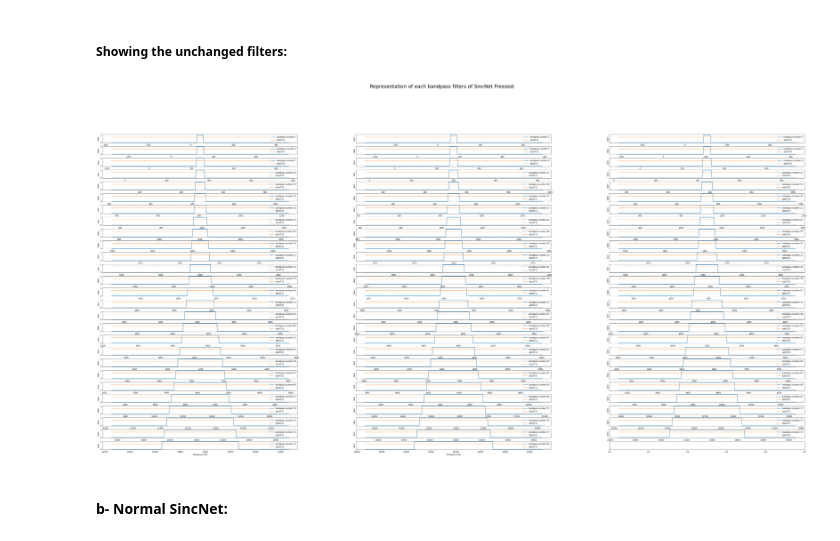
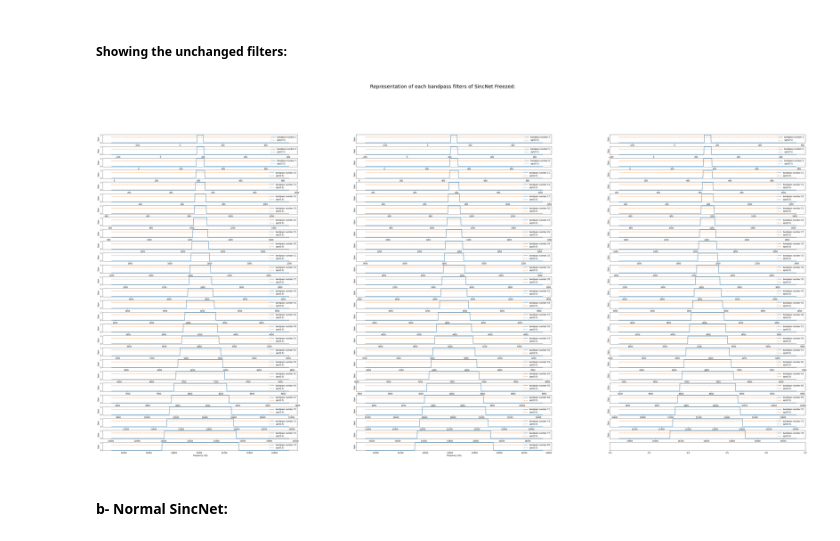
Before and after one commit to Learningchipmunk/SincNet_v2.0, a Jupyter notebook: Compare_Changes_in_SincNet_Filters.ipynb, the cells around one changed output. Cells and saved outputs as stored; diff of their text form; code cells hidden in the pictures.

```diff
--- a/Compare_Changes_in_SincNet_Filters.ipynb
+++ b/Compare_Changes_in_SincNet_Filters.ipynb
@@ -204,6 +204,18 @@ def read_conf(config_file_path):
     else:
         print("Error, you did not specify optimization parameters in your cfg. Consequently, the code won't run...")
 
+    #[Misc]
+    ## In SincNet, we must always use SincConv_fast, it is the whole point of SincNet. But, just for testing, we added the possibility to deactivate it.
+    ## This is why we do not prompt the user if he does not have a `Misc`section.
+    options.use_SincConv_fast='True'
+    if('Misc' in Config.sections()):
+        ## use_SincConv_fast:
+        if 'use_SincConv_fast' in Config['Misc']:
+            options.use_SincConv_fast=Config.get('Misc', 'use_SincConv_fast')
+        else:
+            print("You did not specify the value of `use_SincConv_fast`, but don't worry, it is set to {}.".format(options.use_SincConv_fast))
+
+
     return options
 # %% [markdown]
 ### 3- Selecting cuda device:
@@ -455,6 +565,10 @@ class_act=list(map(str, options.class_act.split(',')))
 Batch_dev=int(options.Batch_dev)
 N_eval_epoch=int(options.N_eval_epoch)
 
+#[Misc]
+use_SincConv_fast = str_to_bool(options.use_SincConv_fast)
+
+
 # Converting context and shift in samples
 wlen=int(fs*cw_len/1000.00)
 wshift=int(fs*cw_shift/1000.00)
@@ -488,6 +602,7 @@ if is_conv2D:
             'cnn_use_batchnorm':cnn_use_batchnorm,
             'cnn_act': cnn_act,
             'cnn_drop':cnn_drop,
+            'use_SincConv_fast': use_SincConv_fast,
             }
 else:
     CNN_arch = {'input_dim': wlen,
@@ -501,6 +616,7 @@ else:
             'cnn_use_batchnorm':cnn_use_batchnorm,
             'cnn_act': cnn_act,
             'cnn_drop':cnn_drop,
+            'use_SincConv_fast': use_SincConv_fast,
             }
 
 ## Initializes SincNet:
@@ -606,12 +722,12 @@ Model reached a minimum loss of 1.168097 after 165 epochs.
 # %% [markdown]
 ##### Showing the unchanged filters:
 # %%
-low_freq = Main_net_freezed.CNN_net.conv[0].low_hz_.cpu().detach().numpy()
+low_freq = Main_net_freezed.CNN_net.conv[0].min_low_hz + Main_net_freezed.CNN_net.conv[0].low_hz_.cpu().detach().numpy()
 high_freq = low_freq + Main_net_freezed.CNN_net.conv[0].band_hz_.cpu().detach().numpy()
 
 PlotFilters(low_freq, high_freq)
 # %% [output]
-[figure, old version]
+[figure, new version]
 # %% [markdown]
 #### b- Normal SincNet:
 # %% [markdown]
```
Also changed, not shown: parts of 4 cells of this notebook, 14 other files.
